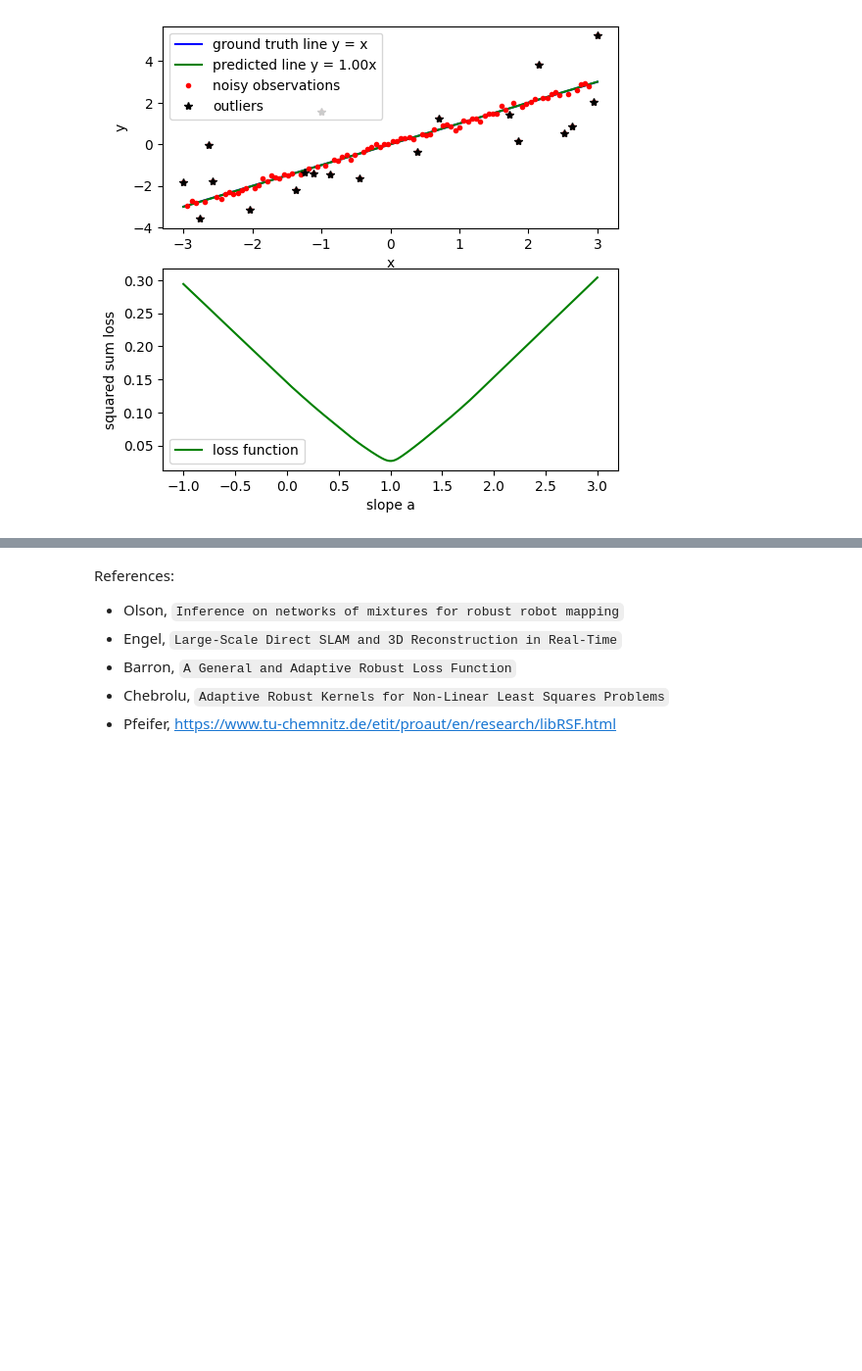
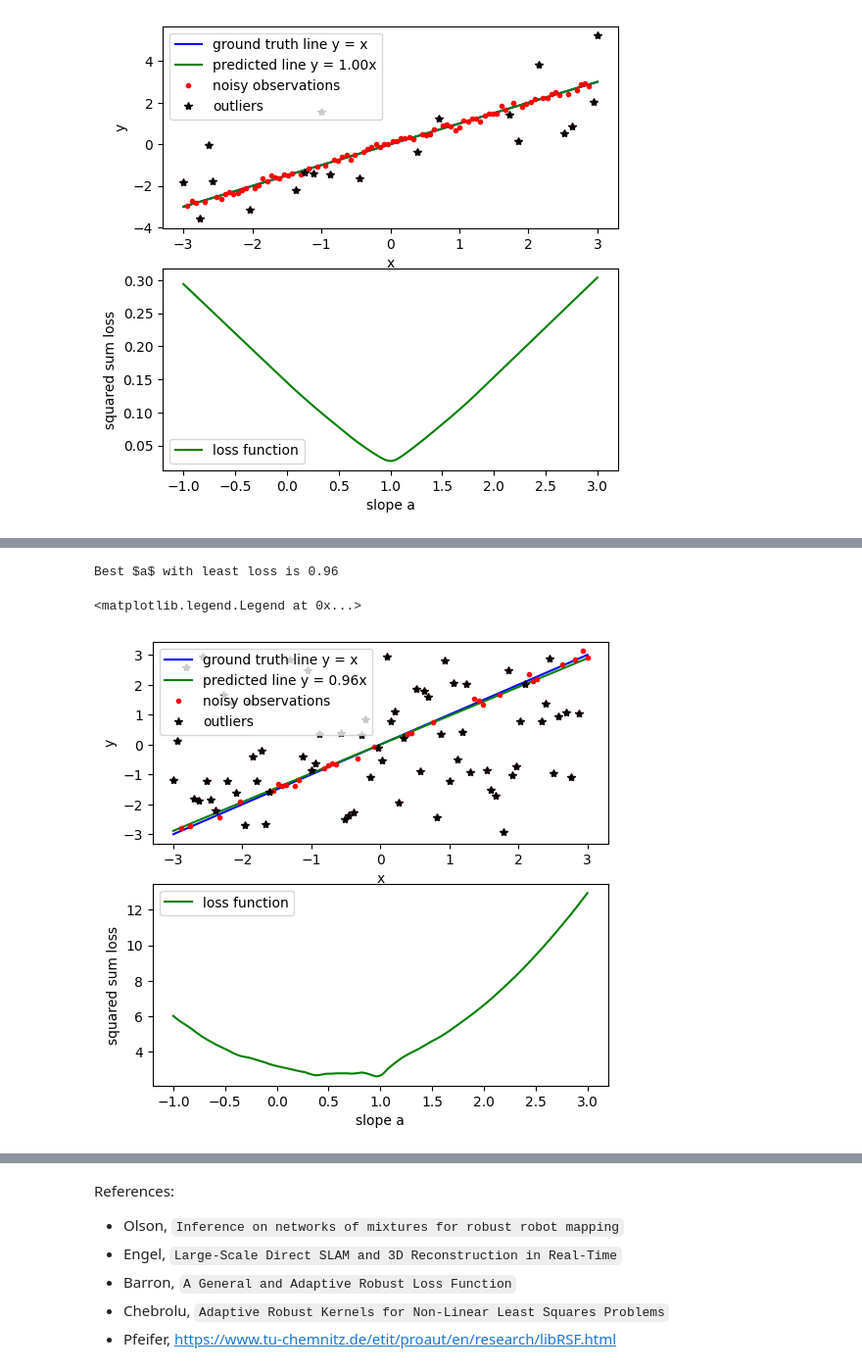
Before and after one commit to xipengwang/xipengwang.github.io, a Jupyter notebook: notebooks/paper-reading-mixture-models-for-least-square-optimization.ipynb, the cells around one changed output, grey strips where cells are left out. Shown at 98% size. Saved outputs shown, nothing was run; the diff lists cells and outputs as text; code cells hidden in the pictures; blank space fills up the shorter version.

```diff
--- a/notebooks/paper-reading-mixture-models-for-least-square-optimization.ipynb
+++ b/notebooks/paper-reading-mixture-models-for-least-square-optimization.ipynb
@@ -510,0 +520,68 @@ $$
+# %%
+# Use Max mixturre model to reject outliers
+
+import matplotlib.pyplot as plt
+import numpy as np
+from numpy.random import default_rng
+from scipy.stats import norm
+
+npoints = 100
+a = 1
+x = np.linspace(-3, 3, npoints)
+y = a * x
+y_hat = y + np.random.normal(0, 0.1, x.shape)
+
+# Number of outliers. Try to play with it.
+n_outliers = 30
+rng = np.random.default_rng()
+outlier_indices = rng.choice(npoints, size=n_outliers, replace=False)
+# In most practical applications, residuals are not Gaussian distributed.
+y_hat[outlier_indices] = np.random.uniform(-3, 3, n_outliers)
+
+# Suppose residuals follow Gaussian mixture distribution and we have two mixtures.
+# Both mixtures have the same mean but different sigmas.
+w1 = 0.6
+s1 = 0.1
+w2 = 1-w1
+s2 = 1
+
+a_hat = np.linspace(-1, 3, 1000)
+losses = []
+for t in a_hat:
+    residuals = t*x-y_hat
+    # TODO: We should check log-likelihood to avoid numerical issue.
+    p1s = w1 * norm.pdf(residuals, loc=0, scale=s1)
+    p2s = w2 * norm.pdf(residuals, loc=0, scale=s2)
+    loss = 0
+    for p1, p2, residual in zip(p1s, p2s, residuals):
+        if p1 > p2:
+            loss -= np.log(p1)
+        else:
+            loss -= np.log(p2)
+    loss /= x.shape[0]
+    losses.append(loss)
+
+a_best = a_hat[np.argmin(losses)]
+print(f'Best $a$ with least loss is {a_best:.2f}')
+
+fig, (ax1, ax2) = plt.subplots(
+    nrows=2, ncols=1, figsize=(6,6), dpi=100)
+
+ax1.plot(x, y, '-b', label='ground truth line y = x')
+ax1.plot(x, a_best*x, '-g', label=f'predicted line y = {a_best:.2f}x')
+ax1.plot(x, y_hat, 'r.', label='noisy observations')
+ax1.plot(x[outlier_indices], y_hat[outlier_indices], 'k*', label='outliers')
+ax1.set_ylabel('y')
+ax1.set_xlabel('x')
+ax1.legend()
+
+ax2.plot(a_hat, losses, '-g', label='loss function')
+ax2.set_ylabel('squared sum loss')
+ax2.set_xlabel('slope a')
+ax2.legend()
+
+#
+# %% [output]
+Best $a$ with least loss is 0.96
+<matplotlib.legend.Legend at 0x...>
+[figure, added]
```
Also changed, not shown: parts of 21 cells of this notebook, 1 other file.
